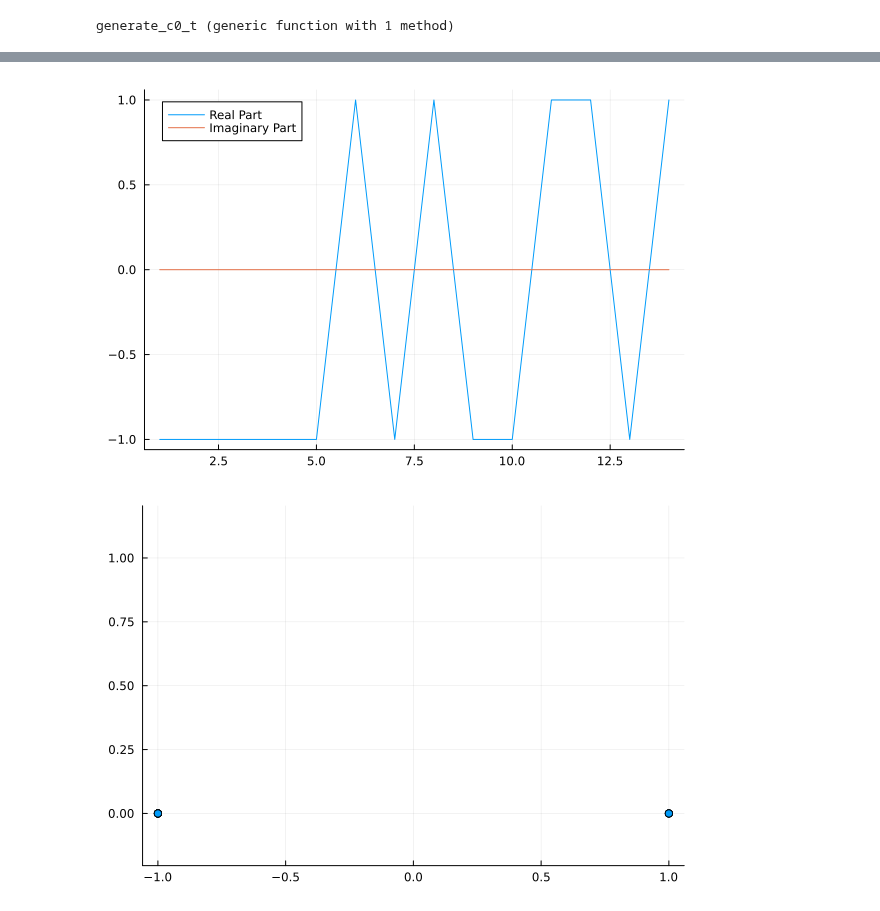
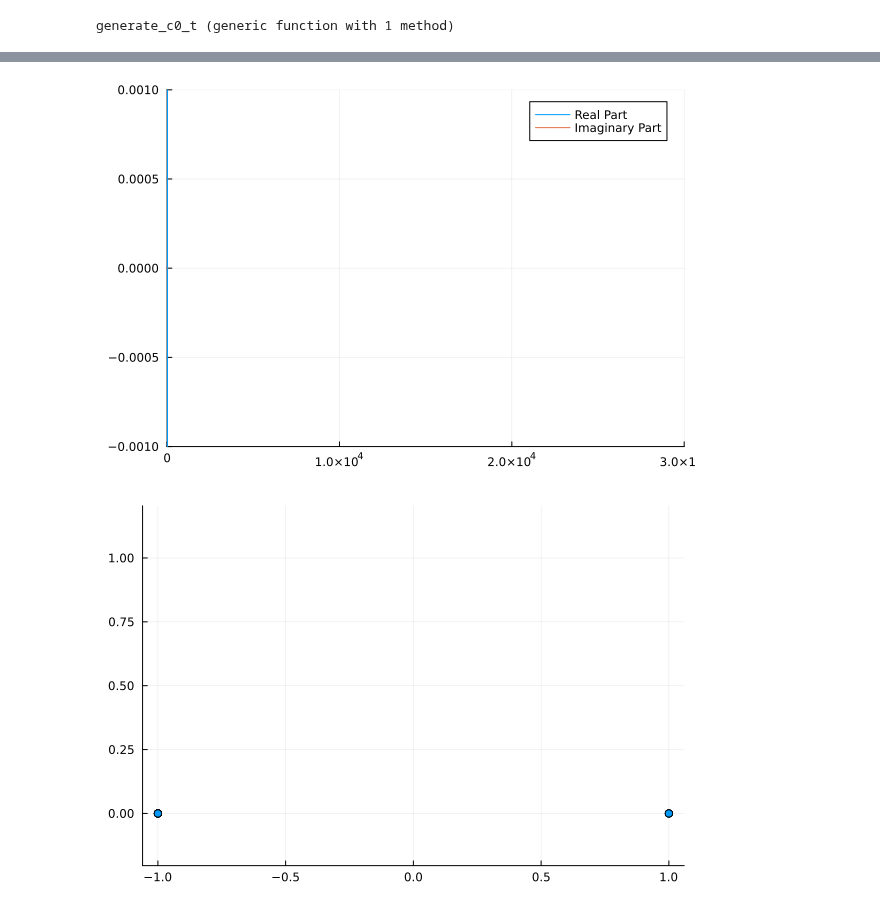
Before and after one commit to setrar/DigiCom, a Jupyter notebook: Labs/TP4/lab4.ipynb, the cells around one changed output, grey strips where cells are left out. Drawn from its saved outputs; the diff is of its cells as text; code cells hidden in the pictures.

```diff
--- a/Labs/TP4/lab4.ipynb
+++ b/Labs/TP4/lab4.ipynb
@@ -28,14 +28,14 @@ println(" D =", D) # 3.2537e+09
 # %%
 function generate_cw_sequence(D)
     cw_QPSK = zeros(ComplexF64, 16, 1)
-    cw = zeros(32, 1)
+    cw = zeros(ComplexF64, 32, 1)
 
     idx = 0
     for n = 0:2:31
         bit0 = 1 - 2 * Int(mod(floor(D / 2.0^n), 2))
         bit1 = 1 - 2 * Int(mod(floor(D / 2.0^(n+1)), 2))
         cw[1 + n] = bit0
-        cw[2 + n] = bit1  # Remove the pi/2 rotation to use normal BPSK
+        cw[2 + n] = sqrt(Complex(-1))*bit1  # to use normal BPSK, remove the pi/2 rotation
         cw_QPSK[1 + div(n, 2)] = (Float64(bit0) + im * Float64(bit1)) / sqrt(2)
     end
 
@@ -109,14 +109,14 @@ function generate_c0_t(C, C11_3gpp, C11_3gpp_QPSK)
 
         c0_f = fft(C11_3gpp[1 + C, 1 + symb * 12 : 1 + symb * 12 + 11])
         c0_f_QPSK = fft(C11_3gpp_QPSK[1 + C, 1 + symb * 12 : 1 + symb * 12 + 11])
-        # @show c0_f#, c0_f_QPSK
+        @show size(c0_f), size(c0_f_QPSK)
 
         # Use the entire array with ifft and then extract real and imaginary parts
-        # push!(c0_t, real(ifft(c0_f)))
-        # push!(c0_t_QPSK, real(ifft(c0_f_QPSK)))
-        push!(c0_t, ifft(c0_f, 14))
-        push!(c0_t_QPSK, ifft(c0_t_QPSK, 14))
-        @show c0_t
+        push!(c0_t, real(ifft(c0_f)))
+        push!(c0_t_QPSK, real(ifft(c0_f_QPSK)))
+        # push!(c0_t, ifft(c0_f, 14))
+        # push!(c0_t_QPSK, ifft(c0_t_QPSK, 14))
+        # @show c0_t
     end
 
     # Reshape arrays if needed
@@ -137,9 +158,9 @@ using Plots
 # %%
 # Figure 1
-plot(real(c0_t[1,:]), label="Real Part")
-plot!(imag(c0_t[1,:]), label="Imaginary Part")
+plot(real(c0_t[1,:]), label="Real Part", xlims= (0, 30000), ylims = (-0.001, 0.001))
+plot!(imag(c0_t[1,:]), label="Imaginary Part", xlims= (0, 30000), ylims = (-0.001, 0.001))
 # %% [output]
-[figure, old version]
+[figure, new version]
 # %%
 # Figure 2
 plot(real(c0_t[1, :]), imag(c0_t[1, :]), seriestype=:scatter, label="", aspect_ratio=:equal)
```
Also changed, not shown: parts of 4 cells of this notebook.
